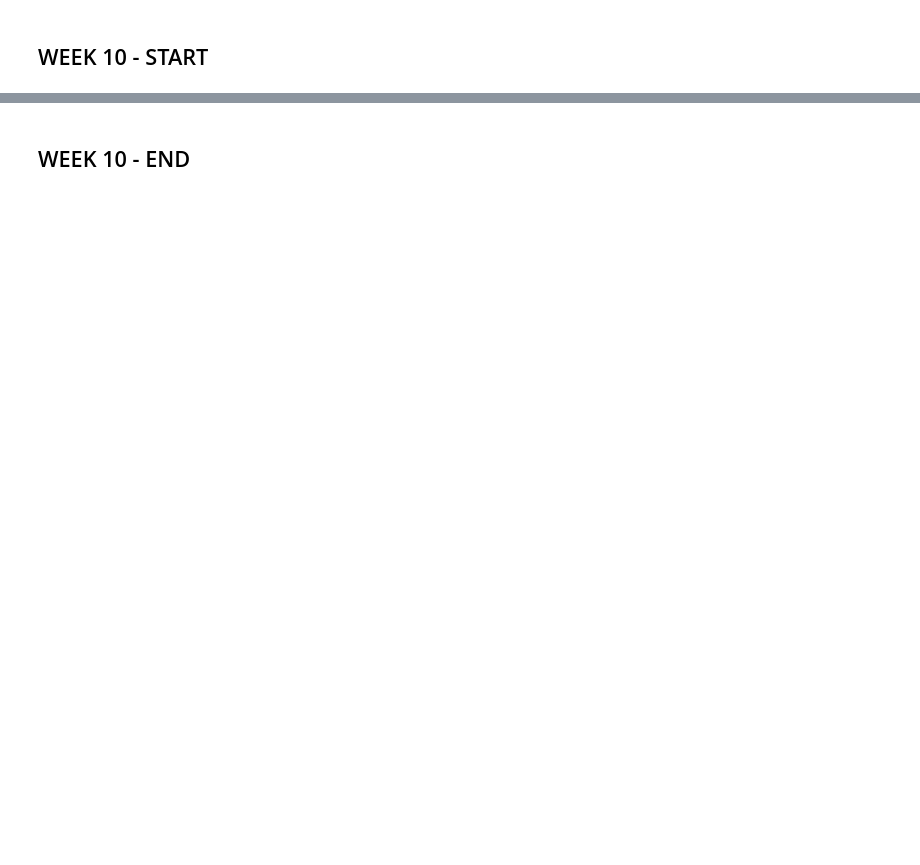
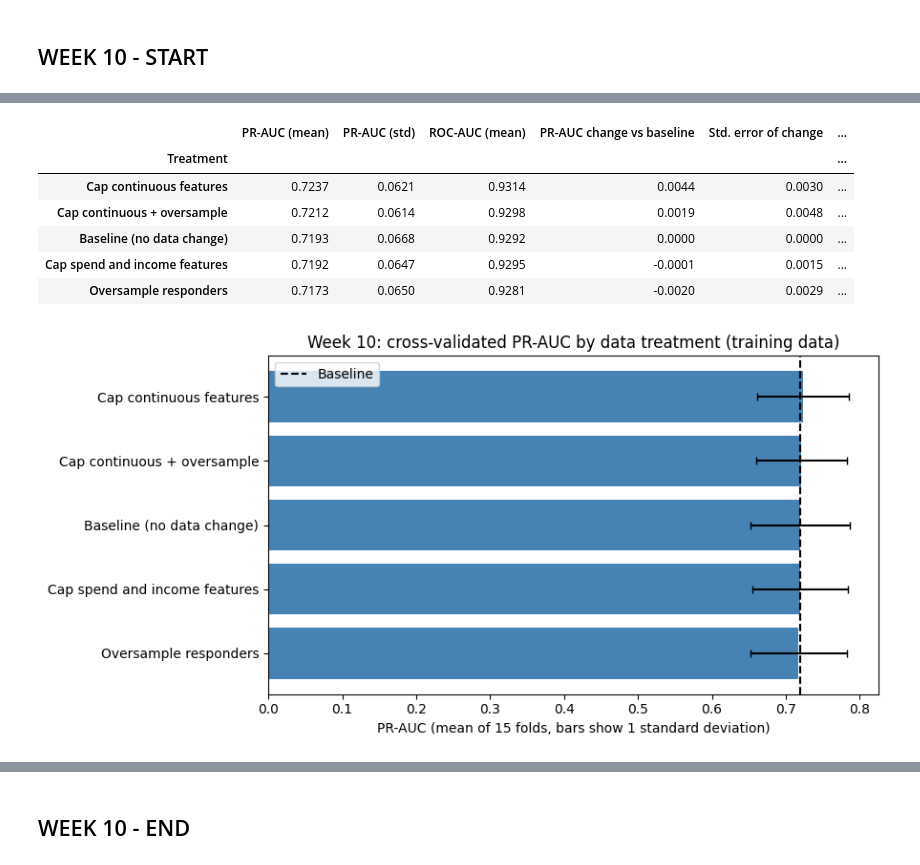
Before and after one commit to nathanyangm/targeted-marketing-model, a Jupyter notebook: notebooks/week10.ipynb, the cells around one changed output, grey strips where cells are left out. Saved outputs shown, nothing was run; the diff lists cells and outputs as text; code cells hidden in the pictures; blank space fills up the shorter version.

```diff
--- a/notebooks/week10.ipynb
+++ b/notebooks/week10.ipynb
@@ -531,0 +437,16 @@ plt.show()
+# %%
+# Treatment 1 candidates: spend and income features named in the Week 10 experiments, if present
+targeted_cols = [c for c in [
+    "Income", "MntWines", "MntFruits", "MntMeatProducts", "MntFishProducts",
+    "MntSweetProducts", "MntGoldProds", "Total_Spend", "Income_per_Person",
+] if c in feature_names]
+
+# Treatment 2 candidates: continuous, non-negative, clearly right-skewed features (log needs values >= 0)
+skewed_cols = [
+    c for c in continuous_cols
+    if X_train[c].min() >= 0 and X_train[c].skew() > 1.0
+]
+
+print("Targeted capping columns:", targeted_cols)
+print("Continuous capping columns:", len(continuous_cols))
+print("Log-transform columns:", skewed_cols if skewed_cols else "none (no non-negative, right-skewed features found)")
@@ -531,0 +525,62 @@ plt.show()
+# %%
+def cross_validate_treatment(cfg):
+    # Fold-by-fold PR-AUC and ROC-AUC for one treatment, fitting everything inside each fold
+    pr_scores, roc_scores = [], []
+    for train_idx, val_idx in cv.split(X_train, y_train):
+        X_fold_train, y_fold_train = X_train.iloc[train_idx], y_train.iloc[train_idx]
+        X_fold_val, y_fold_val = X_train.iloc[val_idx], y_train.iloc[val_idx]
+
+        treatment = DataTreatment(cap_cols=cfg["cap"], log_cols=cfg["log"]).fit(X_fold_train)
+        X_fold_train_t = treatment.transform(X_fold_train)
+        X_fold_val_t = treatment.transform(X_fold_val)
+        if cfg["oversample"]:
+            X_fold_train_t, y_fold_train = oversample_minority(X_fold_train_t, y_fold_train)
+
+        model = clone(final_model).fit(X_fold_train_t, y_fold_train)
+        proba = model.predict_proba(X_fold_val_t)[:, 1]
+        pr_scores.append(average_precision_score(y_fold_val, proba))
+        roc_scores.append(roc_auc_score(y_fold_val, proba))
+    return np.array(pr_scores), np.array(roc_scores)
+
+
+fold_scores = {name: cross_validate_treatment(cfg) for name, cfg in TREATMENTS.items()}
+
+baseline_name = "Baseline (no data change)"
+baseline_pr = fold_scores[baseline_name][0]
+n_folds = len(baseline_pr)
+
+rows = []
+for name, (pr, roc) in fold_scores.items():
+    diff = pr - baseline_pr   # paired difference: same folds as the baseline
+    rows.append({
+        "Treatment": name,
+        "PR-AUC (mean)": pr.mean(),
+        "PR-AUC (std)": pr.std(ddof=1),
+        "ROC-AUC (mean)": roc.mean(),
+        "PR-AUC change vs baseline": diff.mean(),
+        "Std. error of change": diff.std(ddof=1) / np.sqrt(n_folds),
+        "Folds improved": int((diff > 0).sum()),
+    })
+treatment_results = pd.DataFrame(rows).set_index("Treatment").sort_values("PR-AUC (mean)", ascending=False)
+display(treatment_results.round(4))
+
+# Bar chart of mean PR-AUC with one standard deviation across folds
+plot_df = treatment_results.sort_values("PR-AUC (mean)")
+plt.figure(figsize=(9, 4.5))
+plt.barh(plot_df.index, plot_df["PR-AUC (mean)"], xerr=plot_df["PR-AUC (std)"], color="steelblue", capsize=3)
+plt.axvline(treatment_results.loc[baseline_name, "PR-AUC (mean)"], color="black", linestyle="--", label="Baseline")
+plt.title("Week 10: cross-validated PR-AUC by data treatment (training data)")
+plt.xlabel("PR-AUC (mean of 15 folds, bars show 1 standard deviation)")
+plt.legend()
+plt.tight_layout()
+plt.savefig(FIG_DIR / "week10_treatment_comparison.png", dpi=150)
+plt.show()
+# %% [output]
+|  | PR-AUC (mean) | PR-AUC (std) | ROC-AUC (mean) | PR-AUC change vs baseline | Std. error of change | ... |
+| Treatment |  |  |  |  |  | ... |
+| Cap continuous features | 0.7237 | 0.0621 | 0.9314 | 0.0044 | 0.0030 | ... |
+| Cap continuous + oversample | 0.7212 | 0.0614 | 0.9298 | 0.0019 | 0.0048 | ... |
+| Baseline (no data change) | 0.7193 | 0.0668 | 0.9292 | 0.0000 | 0.0000 | ... |
+| Cap spend and income features | 0.7192 | 0.0647 | 0.9295 | -0.0001 | 0.0015 | ... |
+| Oversample responders | 0.7173 | 0.0650 | 0.9281 | -0.0020 | 0.0029 | ... |
+[figure, added]
```
Also changed, not shown: parts of 56 cells of this notebook, 6 other files.
